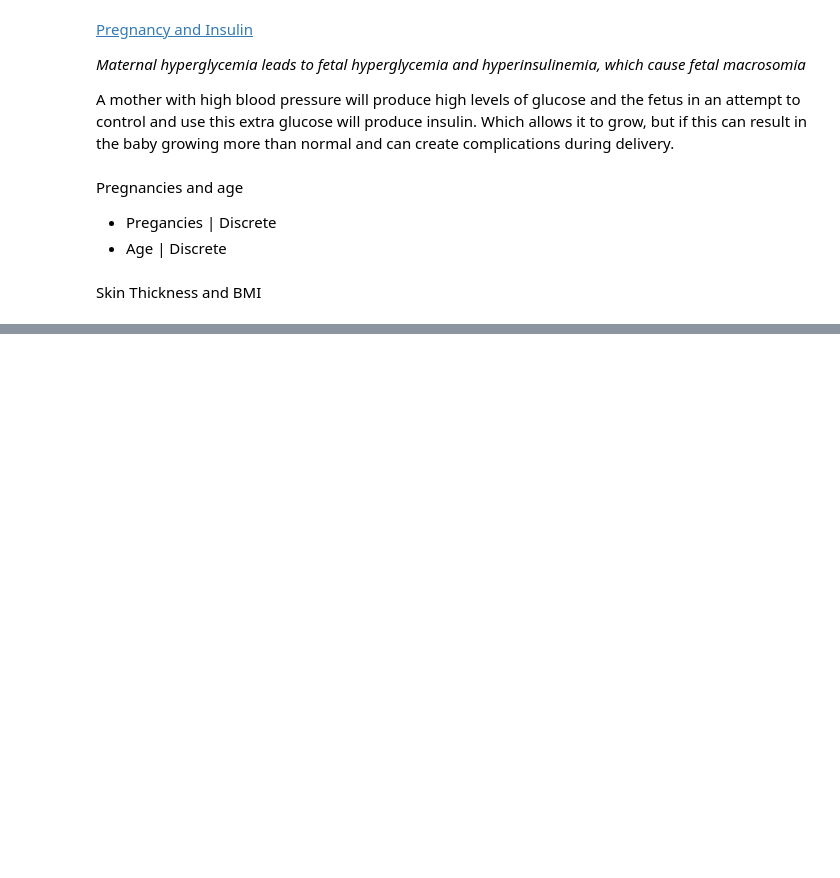
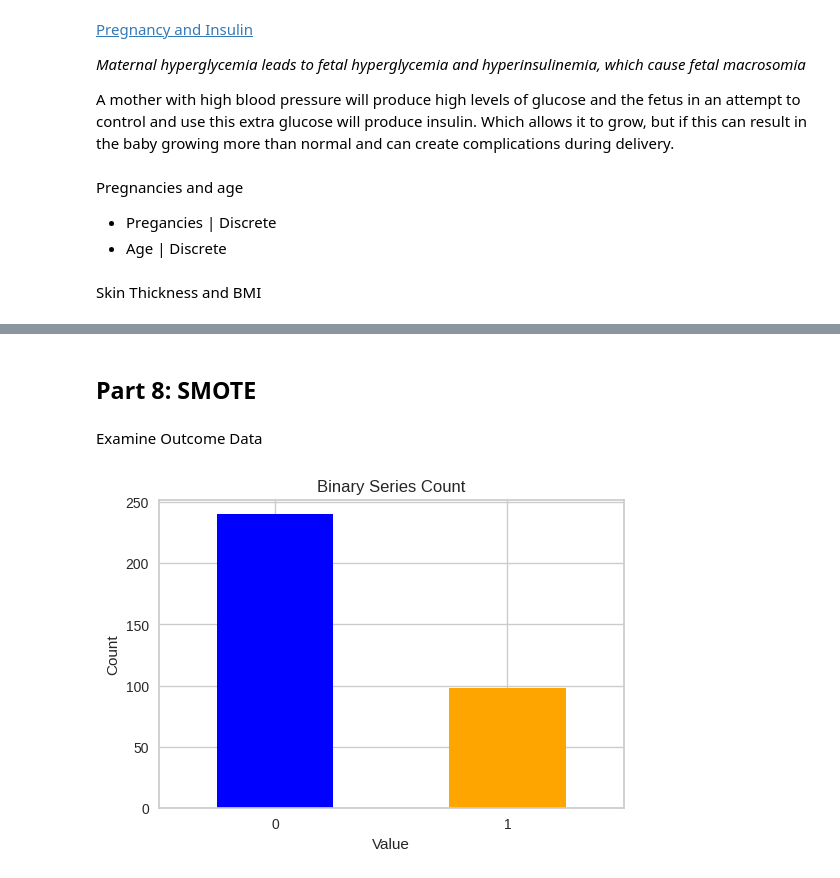
Before and after one commit to CheliMex/CS381_DataAnalytics, a Jupyter notebook: PJ1/Project1.ipynb, the cells around one changed output, grey strips where cells are left out. Saved outputs shown, nothing was run; the diff lists cells and outputs as text; code cells hidden in the pictures; blank space fills up the shorter version.

```diff
--- a/PJ1/Project1.ipynb
+++ b/PJ1/Project1.ipynb
@@ -625,0 +1176,24 @@ Skin Thickness and BMI
+# %% [markdown]
+## Part 8: SMOTE
+# %% [markdown]
+Examine Outcome Data
+# %%
+binary_series = df_cleaned['Outcome']
+
+# Count the occurrences of 0 and 1
+count_values = binary_series.value_counts()
+
+# Plot the bar chart
+plt.figure(figsize=(6, 4))
+count_values.plot(kind='bar', color=['blue', 'orange'])
+
+# Add labels and title
+plt.title('Binary Series Count')
+plt.xlabel('Value')
+plt.ylabel('Count')
+
+# Show the plot
+plt.xticks([0, 1], ['0', '1'], rotation=0)
+plt.show()
+# %% [output]
+[figure, added]
```
Also changed, not shown: parts of 75 cells of this notebook.
